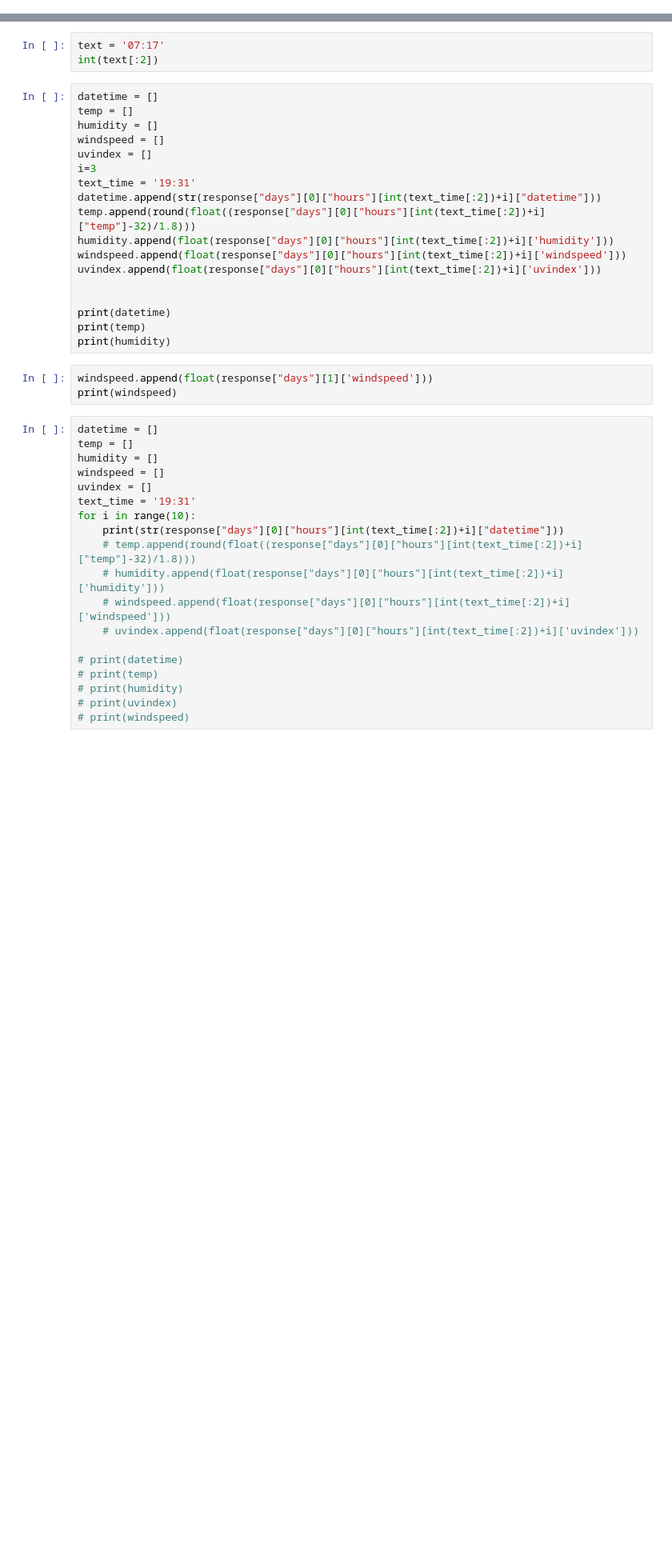
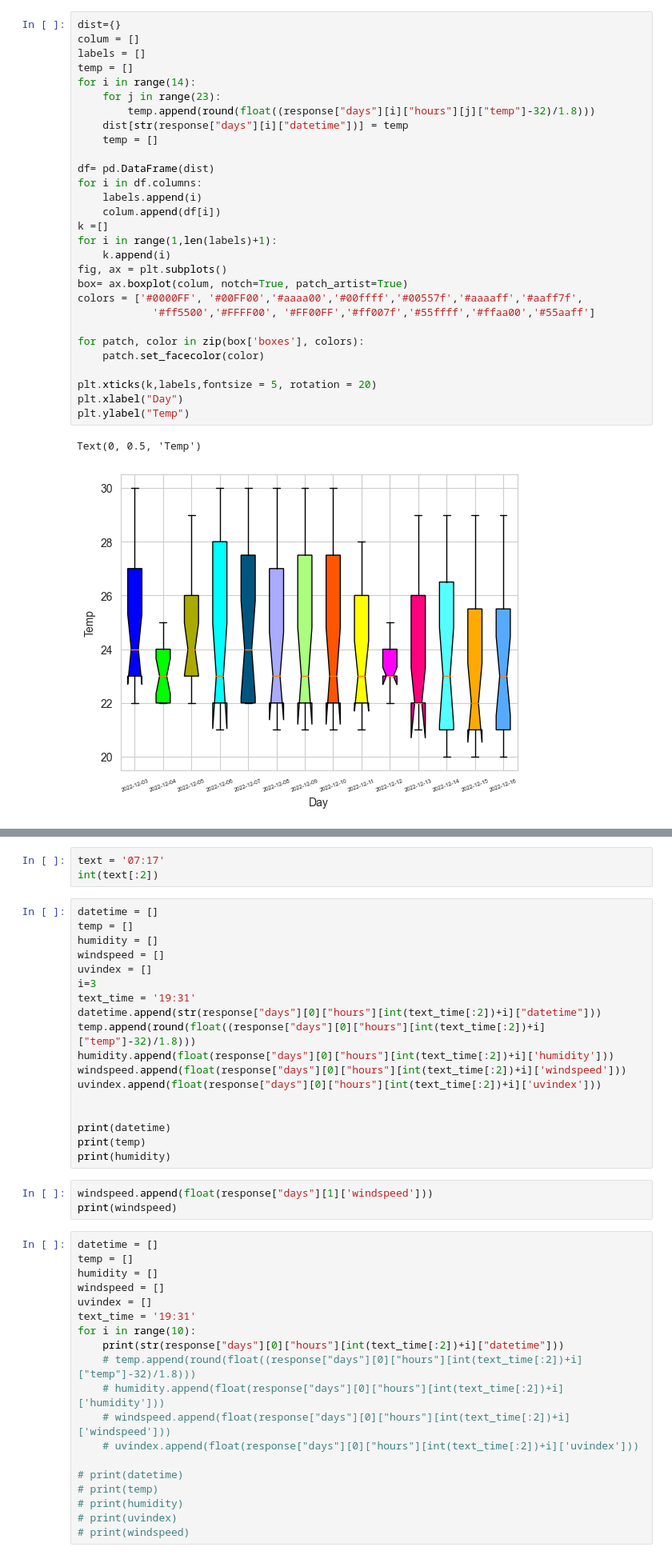
Before and after one commit to NinhLuong/Weather-data-visualization, a Jupyter notebook: main/test_api.ipynb, the cells around one changed output, grey strips where cells are left out. Shown at 80% size. Saved outputs shown, nothing was run; the diff lists cells and outputs as text; blank space fills up the shorter version.

```diff
--- a/main/test_api.ipynb
+++ b/main/test_api.ipynb
@@ -20,3 +55,35 @@ response = requests.get(url).json()
+# %%
+dist={}
+colum = []
+labels = []
+temp = []
+for i in range(14):
+    for j in range(23):
+        temp.append(round(float((response["days"][i]["hours"][j]["temp"]-32)/1.8)))
+    dist[str(response["days"][i]["datetime"])] = temp
+    temp = []
+
+df= pd.DataFrame(dist)
+for i in df.columns:
+    labels.append(i)
+    colum.append(df[i])
+k =[]
+for i in range(1,len(labels)+1):
+    k.append(i)
+fig, ax = plt.subplots()
+box= ax.boxplot(colum, notch=True, patch_artist=True)
+colors = ['#0000FF', '#00FF00','#aaaa00','#00ffff','#00557f','#aaaaff','#aaff7f',
+            '#ff5500','#FFFF00', '#FF00FF','#ff007f','#55ffff','#ffaa00','#55aaff']
+
+for patch, color in zip(box['boxes'], colors):
+    patch.set_facecolor(color)
+
+plt.xticks(k,labels,fontsize = 5, rotation = 20)
+plt.xlabel("Day")
+plt.ylabel("Temp")
+# %% [output]
+Text(0, 0.5, 'Temp')
+[figure, added]
 # %%
 
 import time
```
Also changed, not shown: parts of 6 cells of this notebook, 4 other files.
